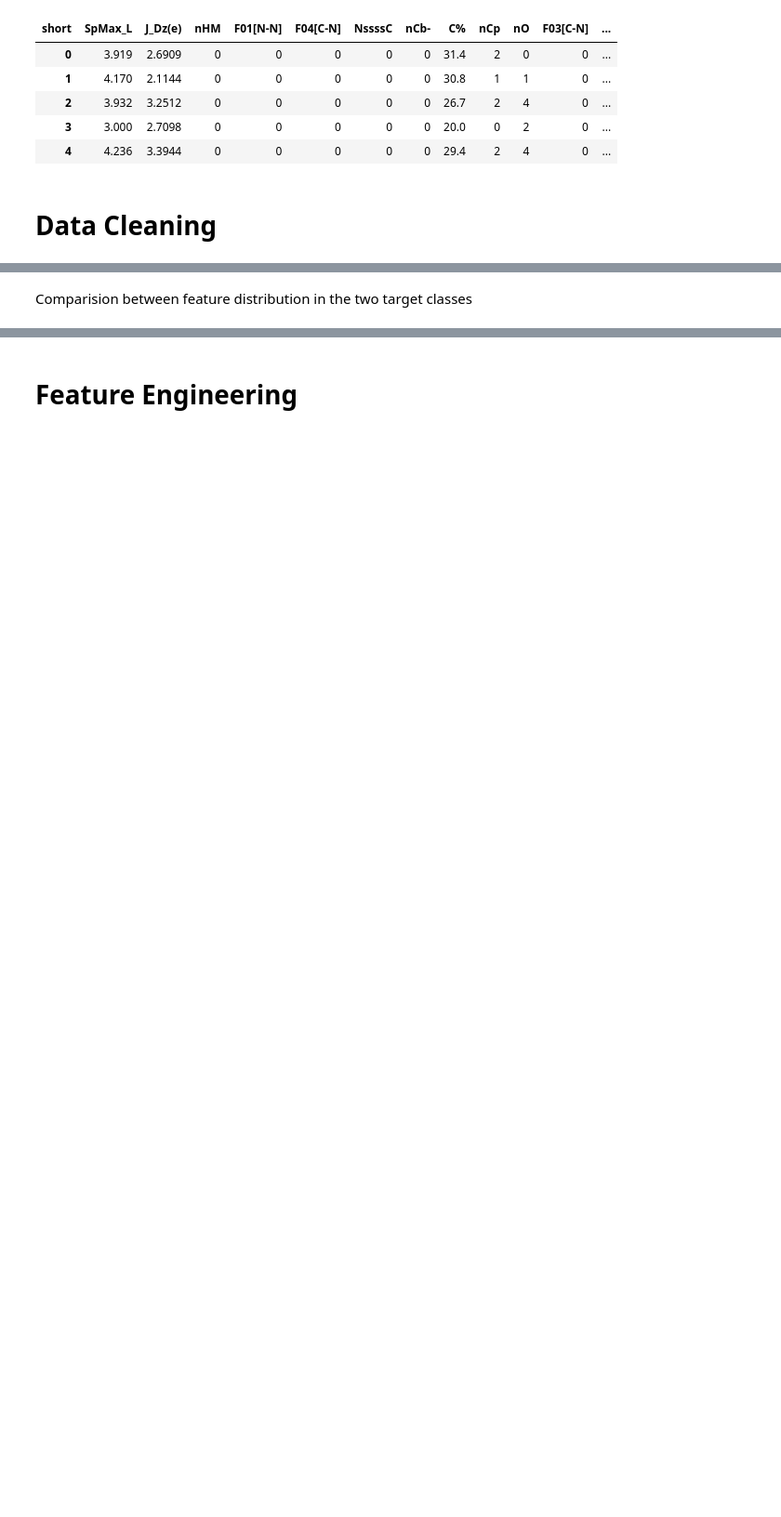
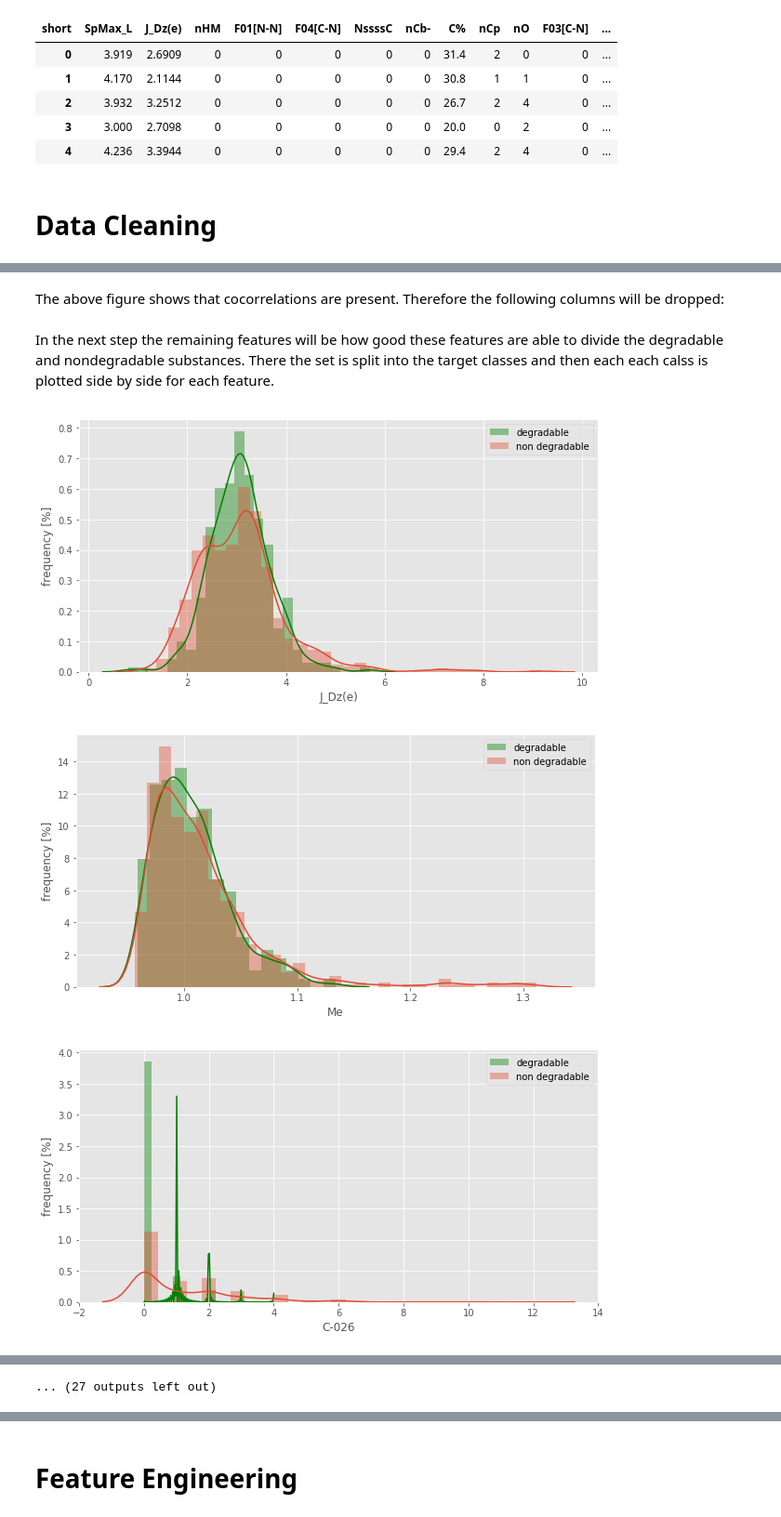
Before and after one commit to Pietrassyk/P_4_4_Biodegradability, a Jupyter notebook: Project 4 Biodegradables.ipynb, the cells around one changed output, grey strips where cells are left out. Shown at 93% size. Drawn from its saved outputs; the diff is of its cells as text; code cells hidden in the pictures; blank space fills up the shorter version.

```diff
--- a/Project 4 Biodegradables.ipynb
+++ b/Project 4 Biodegradables.ipynb
@@ -155,6 +236,8 @@ Remove Multicorrelated Features
+# %% [markdown]
+The above figure shows that cocorrelations are present. Therefore the following columns will be dropped:
 # %%
 corr_drop = ["SM6_L","SpMax_A","SM6_B(m)"]
 corr_keep = list(set(df.columns)-set(corr_drop))
-# %% [markdown]
-Comparision between feature distribution in the two target classes
+# %% [markdown]
+In the next step the remaining features will be how good these features are able to divide the degradable and nondegradable substances. There the set is split into the target classes and then each each calss is plotted side by side for each feature.
 # %%
@@ -162,9 +245,16 @@ Comparision between feature distribution in the two target classes
 bio_df = df.loc[df["degradable"] == 1]
 no_bio_df = df.loc[df["degradable"] == 0]
 # %%
-features = corr_keep
+features = corr_keep #only use the features that are not cocorrelated
+
+#plot the features side by side
 for col in list(filter(lambda x: x != "diagnosis", features)):
     sns.distplot(bio_df[col] ,label = "degradable", color = "g")
     sns.distplot(no_bio_df[col], label = "non degradable" )
+    plt.ylabel("frequency [%]")
     plt.legend()
     plt.show()
+# %% [output]
+[figure, added]
+[figure, added]
+[figure, added]
@@ -170,0 +270 @@ for col in list(filter(lambda x: x != "diagnosis", features)):
+... (27 outputs left out)
```
Also changed, not shown: parts of 143 cells of this notebook, 1 other file.
